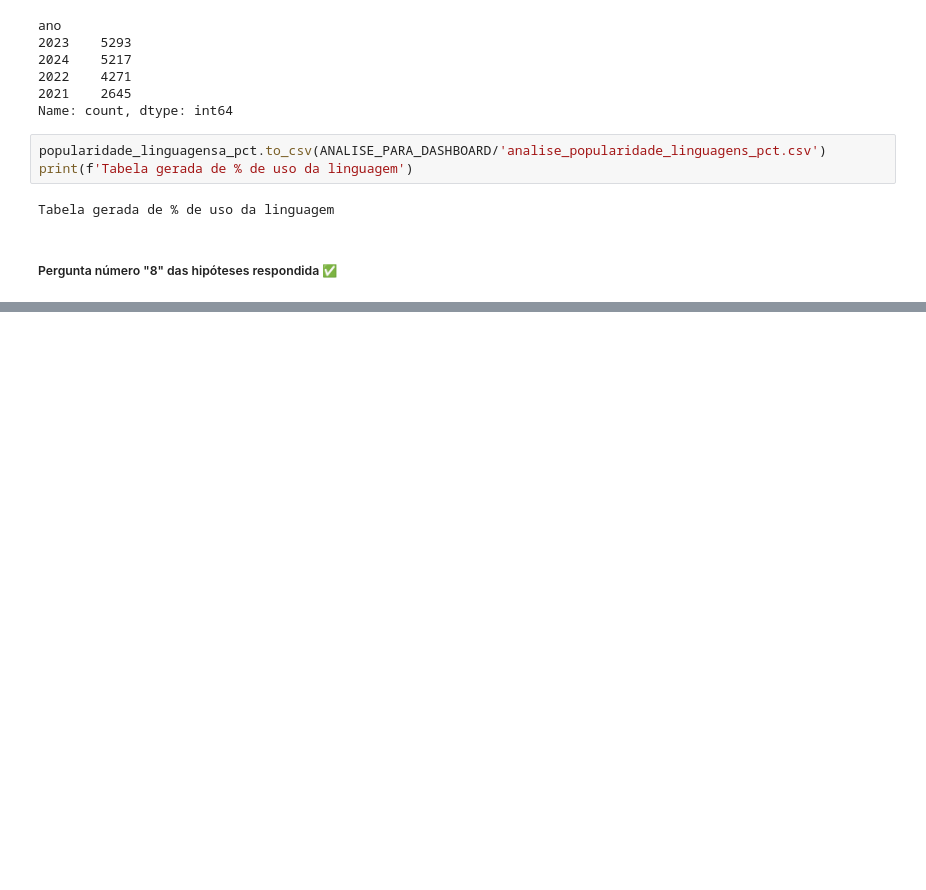
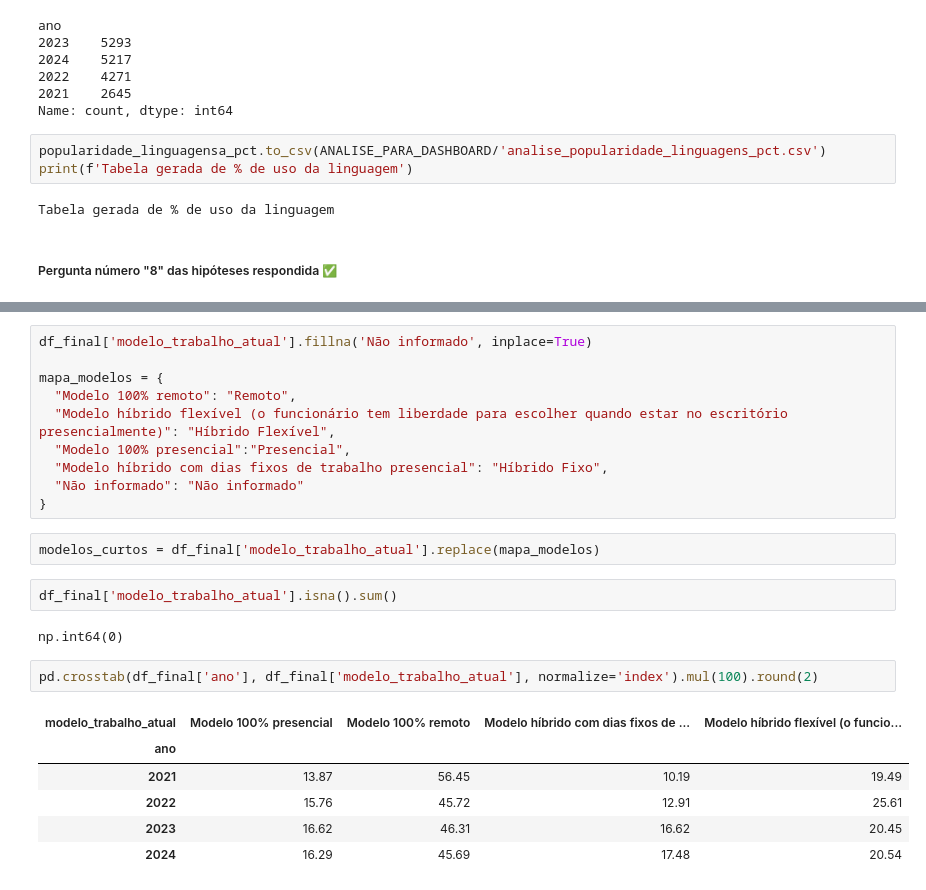
Before and after one commit to joao-wess/state-of-data-brasil-analise, a Jupyter notebook: notebook/06_analise_exploratoria_e_prep_dashboard.ipynb, the cells around one changed output, grey strips where cells are left out. Drawn from its saved outputs; the diff is of its cells as text; blank space fills up the shorter version.

```diff
--- a/notebook/06_analise_exploratoria_e_prep_dashboard.ipynb
+++ b/notebook/06_analise_exploratoria_e_prep_dashboard.ipynb
@@ -174,0 +190,25 @@ Tabela gerada de % de uso da linguagem
+# %%
+df_final['modelo_trabalho_atual'].fillna('Não informado', inplace=True)
+
+mapa_modelos = {
+  "Modelo 100% remoto": "Remoto",
+  "Modelo híbrido flexível (o funcionário tem liberdade para escolher quando estar no escritório presencialmente)": "Híbrido Flexível",
+  "Modelo 100% presencial":"Presencial",
+  "Modelo híbrido com dias fixos de trabalho presencial": "Híbrido Fixo",
+  "Não informado": "Não informado"
+}
+# %%
+modelos_curtos = df_final['modelo_trabalho_atual'].replace(mapa_modelos)
+# %%
+df_final['modelo_trabalho_atual'].isna().sum()
+# %% [output]
+np.int64(0)
+# %%
+pd.crosstab(df_final['ano'], df_final['modelo_trabalho_atual'], normalize='index').mul(100).round(2)
+# %% [output]
+| modelo_trabalho_atual | Modelo 100% presencial | Modelo 100% remoto | Modelo híbrido com dias fixos de ... | Modelo híbrido flexível (o funcio... |
+| ano |  |  |  |  |
+| 2021 | 13.87 | 56.45 | 10.19 | 19.49 |
+| 2022 | 15.76 | 45.72 | 12.91 | 25.61 |
+| 2023 | 16.62 | 46.31 | 16.62 | 20.45 |
+| 2024 | 16.29 | 45.69 | 17.48 | 20.54 |
```
Also changed, not shown: parts of 3 cells of this notebook, 1 other file.
